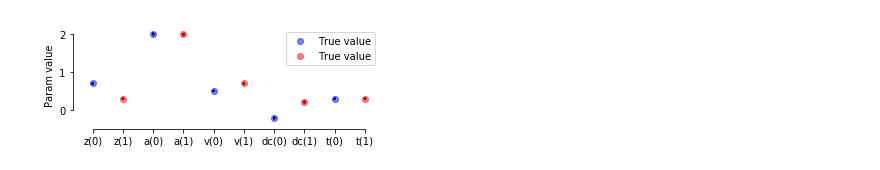
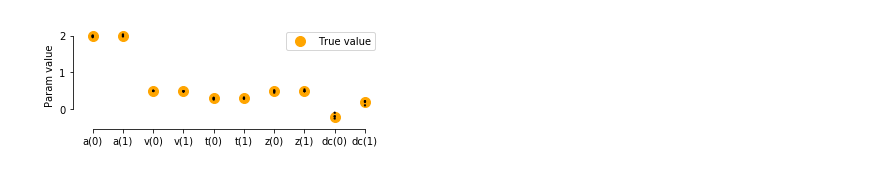
Before and after one commit to hddm-devs/hddm, a Jupyter notebook: hddm/examples/gonogo_demo.ipynb, the cells around one changed output. Saved outputs shown, nothing was run; the diff lists cells and outputs as text; code cells hidden in the pictures.

```diff
--- a/hddm/examples/gonogo_demo.ipynb
+++ b/hddm/examples/gonogo_demo.ipynb
@@ -252,0 +169,6 @@ print params
+# %%
+# fit chi-square:
+quantiles = [.1, .3, .5, .7, .9]
+params_fitted = pd.concat(Parallel(n_jobs=n_subjects)(delayed(fit_subject)(data[1], quantiles)
+                                                      for data in df_emp.groupby('subj_idx')))
+print(params_fitted.head())
@@ -252,0 +193,3 @@ print params
+# %%
+params_fitted.drop(['bic', 'likelihood', 'penalty', 'z_trans(0)', 'z_trans(1)'], axis=1, inplace=True)
+print(params_fitted.head())
@@ -253,18 +226,16 @@ print params
 # %%
-# parameter recovery plots:
-params_recovered = params.loc[:, ['z(0)', 'z(1)', 'a(0)', 'a(1)', 'v(0)', 'v(1)', 'dc(0)', 'dc(1)', 't(0)', 't(1)']]
+# plot true vs recovered parameters:
 x = np.arange(5) * 2
-y0 = np.array([params0['z'], params0['a'], params0['v'], params0['dc'], params0['t']])
-y1 = np.array([params1['z'], params1['a'], params1['v'], params1['dc'], params1['t']])
+y0 = np.array([params0['a'], params0['v'], params0['t'], params0['z'], params0['dc']])
+y1 = np.array([params1['a'], params1['v'], params1['t'], params1['z'], params1['dc']])
 fig = plt.figure(figsize=(5,2))
 ax = fig.add_subplot(111)
-ax.scatter(x, y0, color='blue', alpha=0.5, label='True value')
-ax.scatter(x+1, y1, color='red', alpha=0.5, label='True value')
-sns.stripplot(data=params_recovered, jitter=False, size=2, edgecolor='black', linewidth=0.25, alpha=1, palette=['blue', 'red'], ax=ax)
+ax.scatter(x, y0, marker="o", s=100, color='orange', label='True value')
+ax.scatter(x+1, y1, marker="o", s=100, color='orange',)
+sns.stripplot(data=params_fitted, jitter=False, size=2, edgecolor='black', linewidth=0.25, alpha=1, palette=['black', 'black'], ax=ax)
+plt.ylabel('Param value')
+plt.legend()
 sns.despine(offset=5, trim=True,)
-plt.legend()
-plt.ylabel('Param value')
 plt.tight_layout()
-fig.savefig(os.path.join('plots', 'model_recovery.png'))
 # %% [output]
-[figure, old version]
+[figure, new version]
```
Also changed, not shown: parts of 19 cells of this notebook, 2 other files.
